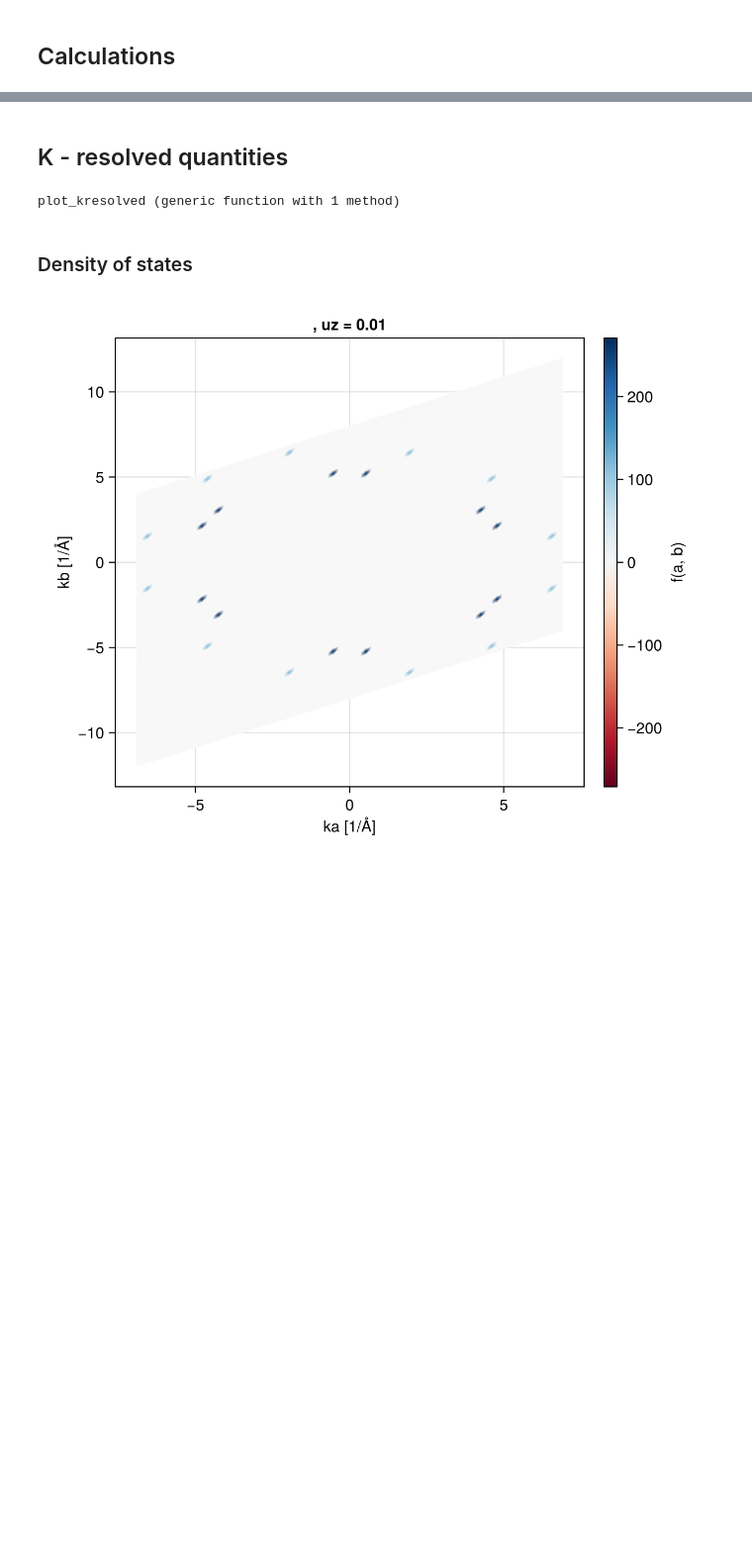
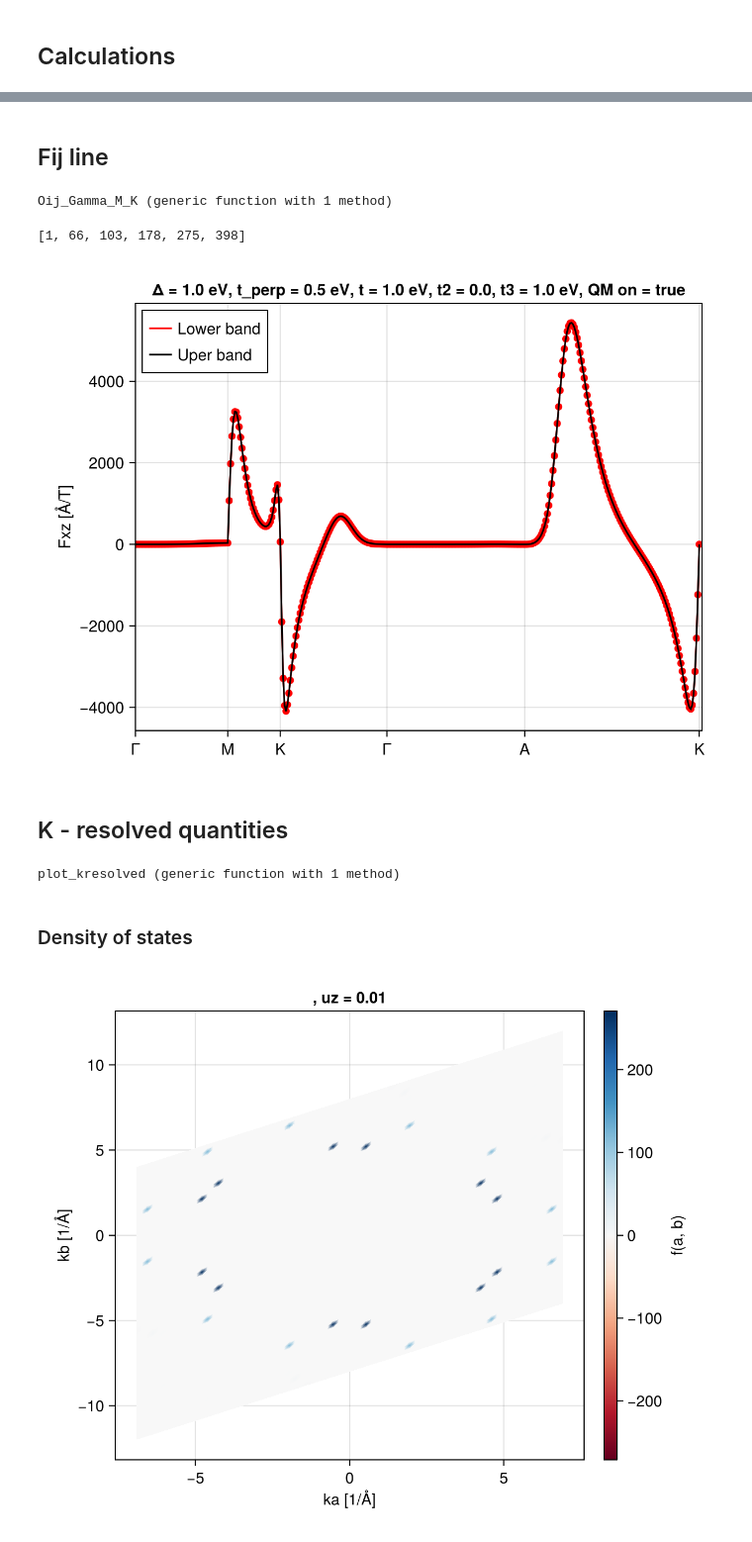
Before and after one commit to fernandopenaranda/Field_Induced_Hall_Effect, a Jupyter notebook: src/Ferroaxial.ipynb, the cells around one changed output, grey strips where cells are left out. Shown at 99% size. Cells and saved outputs as stored; diff of their text form; code cells hidden in the pictures; blank space fills up the shorter version.

```diff
--- a/src/Ferroaxial.ipynb
+++ b/src/Ferroaxial.ipynb
@@ -84,16 +99,16 @@ fig
 # %% [markdown]
 ## Calculations
 # %%
-evals = 20000
+evals = 200
 mu = 0
 murange = collect(0:0.5:3)
 xbounds = 1 .* [-0.5,-0.5, -0.5]
 T = 10
 kws = (dirj = :x, dirE = :z, dirB = :x, T = T,
     evals = evals, integration_method = :montecarlo, fermi_surface = false, botbounds =xbounds,
-    topbounds = -xbounds, omega_MM_switch = true, PS_switch = false, QM_switch = true)
+    topbounds = -xbounds, omega_MM_switch = false, PS_switch = true, QM_switch = true)
 #_________________________________________________________________________________________
 
-p = modelpresets_FA(; μ =3, t =1 ,tp =1, Δ = 1, tpz = 1, tc = 1)
+p = modelpresets_FA(; μ =3, t =1 ,tp =1, Δ = 1, tpz = 0.5, tc = 0.5)
 comp_pres = sigma_abc_ferroaxial_wrapper_3d(p; kws...)
 # %% [output]
@@ -123,3 +208,67 @@ UndefVarError: UndefVarError: `k` not defined
+# %% [markdown]
+## Fij line
+# %%
+
+using PhysicalConstants
+using PhysicalConstants.CODATA2018
+using Unitful
+using SparseArrays
+using StaticArrays
+using Parameters
+ħ = PhysicalConstants.CODATA2018.ħ
+e = PhysicalConstants.CODATA2018.e
+
+
+Fij_Gamma_M_K(p, comp_pres, dirF1, dirF2, band; a = 1) = Oij_Gamma_M_K(Optics_in_the_length_gauge.F,p,  comp_pres, dirF1, dirF2, band, a = a )
+function Oij_Gamma_M_K(func, p, comp_pres, dirF1, dirF2, band; a = 1)
+    N = 400    #kpoints
+    mysimpath = [Γ, M .+ 1e-3 , K .+ 1e-3, Γ .+ 1e-3, A .+ 1e-3 , K]
+    Fab(comp_pres, q, band) = func(comp_pres, q, dirF1, dirF2)[band]
+    ks = interpolate(mysimpath, N)
+    ticks_vals = [Fab(comp_pres, kpoint, 1 ) for kpoint in mysimpath]
+    units = (e/ħ |> u"T^-1*Å^-2").val # Fab is computed in Å^3 so the result is Å/T
+    xvals = 1:length(ks)
+    yvals_1 = [Fab(comp_pres, q, 1 ) for q in ks]./units
+    yvals_2 = [Fab(comp_pres, q, 2) for q in ks]./units
+
+    # position = [findmin(abs.(x .- yvals_1))[2] for x in ticks_vals]
+    position =  [1, 66, 103, 178, 275, 398]
+    println(position)
+    xticks = (vcat(position[1:5],[xvals[end]]), ["Γ", "M", "K", "Γ", "A", "K"])
+    fig = Figure(); ax = Axis(fig[1,1], ylabel = "F$(dirF1)$(dirF2) [Å/T]",  title = "Δ = $(p.Δ) eV, t_perp = $(p.tpz) eV, t = $(p.t) eV, t2 = $(p.tc), t3 = $(p.tp) eV, QM on = $(comp_pres.QM_switch)",  xticks=xticks)
+    lines!(ax, xvals, yvals_1, color = :red, label = "Lower band")
+    scatter!(ax, xvals, yvals_1, color = :red)#, label = "Lower band")
+    lines!(ax, xvals, yvals_2, color = :black, label = "Uper band")
+
+    xlims!(ax, 1, N)
+    if maximum(abs.(yvals_1))< 1e-6
+        ylims!(ax, -1e-7,1e-7)
+    end
+    # ylims!(ax, -0.025,0.025)
+    axislegend(ax, position = :lt)
+    return yvals_1, yvals_2, fig
+end
+# %% [output]
+Oij_Gamma_M_K (generic function with 1 method)
+# %%
+band = 1
+a = 1.0
+R1, R2, R3, δ1, δ2, δ3 = lattice_vectors(a)
+Rs = [R1,R2,R3]
+
+p = modelpresets_FA(; μ = 1, t = 1 ,tp = 1, Δ =1, tpz = 0.5, tc = 0)
+kws = (fermi_surface = false, QM_switch = true)
+comp_pres = sigma_abc_ferroaxial_wrapper_3d(p; kws...);
+# %%
+
+dir1 = :x
+dir2 = :z
+# Method reusing the OMM
+yvals0_1, yvals0_2, fig = Oij_Gamma_M_K(Optics_in_the_length_gauge.F, p, comp_pres, dir1, dir2, 1)
+fig
+# %% [output]
+[1, 66, 103, 178, 275, 398]
+[figure, added]
 # %% [markdown]
 ## K - resolved quantities
 # %%
```
Also changed, not shown: parts of 16 cells of this notebook, 2 other files.
